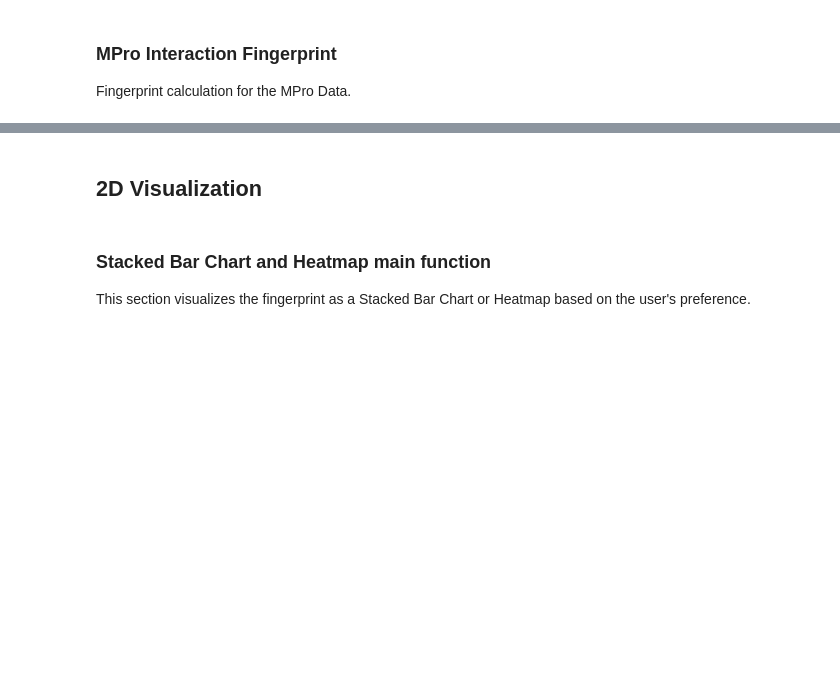
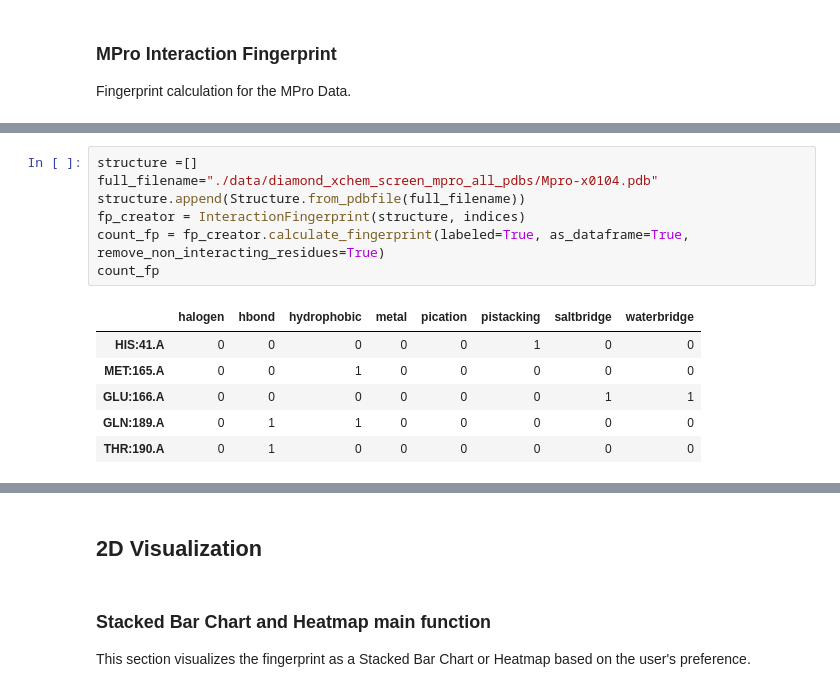
Before and after one commit to volkamerlab/plipify, a Jupyter notebook: plipify/Plipify.ipynb, the cells around one changed output, grey strips where cells are left out. Drawn from its saved outputs; the diff is of its cells as text; blank space fills up the shorter version.

```diff
--- a/plipify/Plipify.ipynb
+++ b/plipify/Plipify.ipynb
@@ -122,0 +215,14 @@ fp
+# %%
+structure =[]
+full_filename="./data/diamond_xchem_screen_mpro_all_pdbs/Mpro-x0104.pdb"
+structure.append(Structure.from_pdbfile(full_filename))
+fp_creator = InteractionFingerprint(structure, indices)
+count_fp = fp_creator.calculate_fingerprint(labeled=True, as_dataframe=True, remove_non_interacting_residues=True)
+count_fp
+# %% [output]
+|  | halogen | hbond | hydrophobic | metal | pication | pistacking | saltbridge | waterbridge |
+| HIS:41.A | 0 | 0 | 0 | 0 | 0 | 1 | 0 | 0 |
+| MET:165.A | 0 | 0 | 1 | 0 | 0 | 0 | 0 | 0 |
+| GLU:166.A | 0 | 0 | 0 | 0 | 0 | 0 | 1 | 1 |
+| GLN:189.A | 0 | 1 | 1 | 0 | 0 | 0 | 0 | 0 |
+| THR:190.A | 0 | 1 | 0 | 0 | 0 | 0 | 0 | 0 |
```
Also changed, not shown: parts of 24 cells of this notebook, 2 other files.
